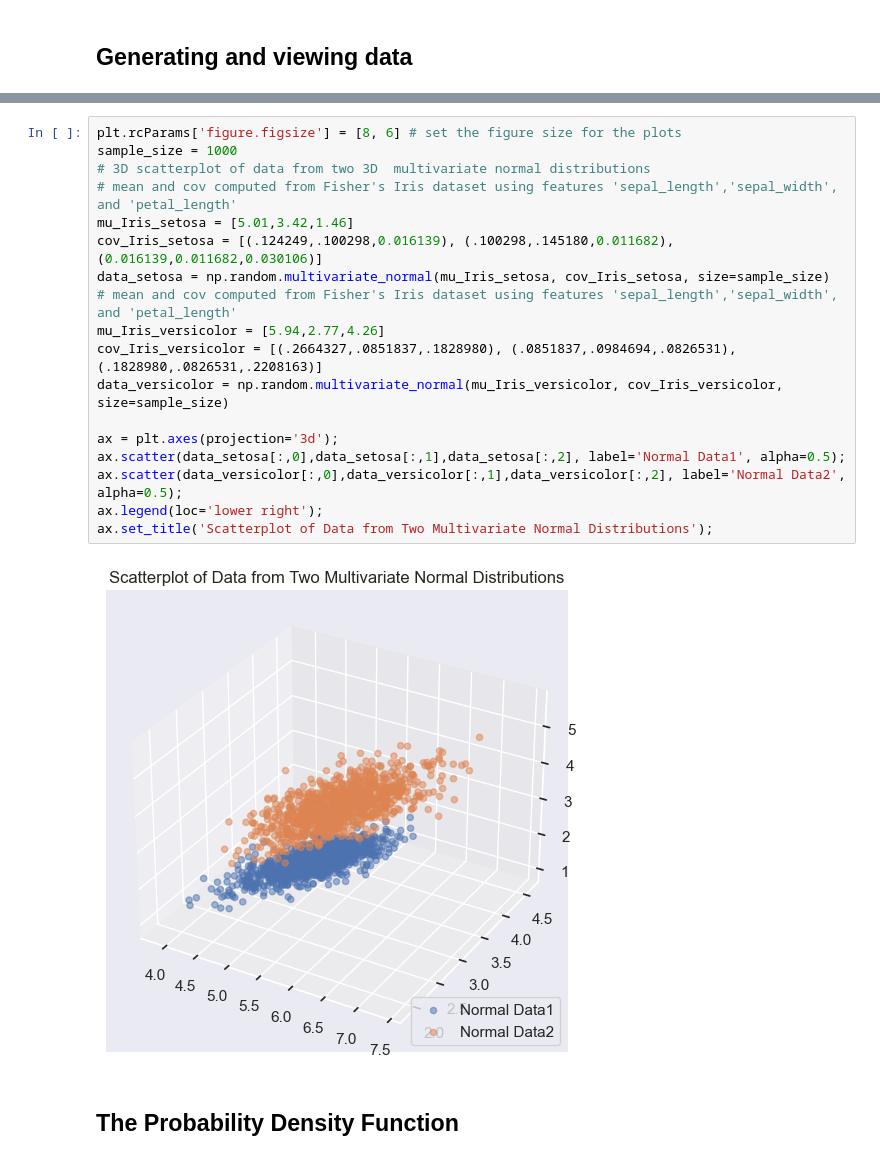
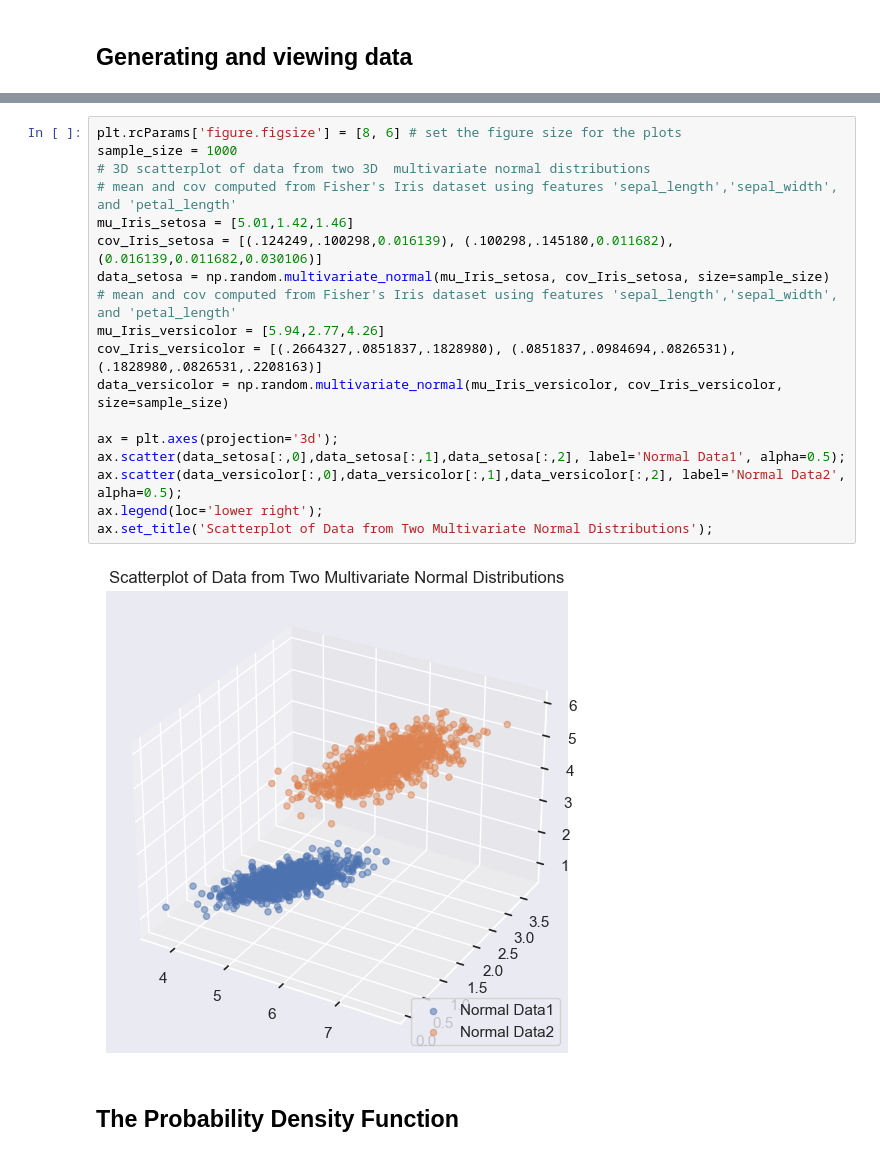
Before and after one commit to wbasener/Classification-in-Python, a Jupyter notebook: Multivariate_Gaussian.ipynb, the cells around one changed output, grey strips where cells are left out. Drawn from its saved outputs; the diff is of its cells as text.

```diff
--- a/Multivariate_Gaussian.ipynb
+++ b/Multivariate_Gaussian.ipynb
@@ -77,23 +77,23 @@ ax.fig.suptitle("Hexbin Plot of Guassian Distribution Data");
 # %%
 plt.rcParams['figure.figsize'] = [8, 6] # set the figure size for the plots
 sample_size = 1000
 # 3D scatterplot of data from two 3D  multivariate normal distributions
 # mean and cov computed from Fisher's Iris dataset using features 'sepal_length','sepal_width', and 'petal_length'
-mu_Iris_setosa = [5.01,3.42,1.46]
+mu_Iris_setosa = [5.01,1.42,1.46]
 cov_Iris_setosa = [(.124249,.100298,0.016139), (.100298,.145180,0.011682),(0.016139,0.011682,0.030106)]
 data_setosa = np.random.multivariate_normal(mu_Iris_setosa, cov_Iris_setosa, size=sample_size)
 # mean and cov computed from Fisher's Iris dataset using features 'sepal_length','sepal_width', and 'petal_length'
 mu_Iris_versicolor = [5.94,2.77,4.26]
 cov_Iris_versicolor = [(.2664327,.0851837,.1828980), (.0851837,.0984694,.0826531),(.1828980,.0826531,.2208163)]
 data_versicolor = np.random.multivariate_normal(mu_Iris_versicolor, cov_Iris_versicolor, size=sample_size)
 
 ax = plt.axes(projection='3d');
 ax.scatter(data_setosa[:,0],data_setosa[:,1],data_setosa[:,2], label='Normal Data1', alpha=0.5);
 ax.scatter(data_versicolor[:,0],data_versicolor[:,1],data_versicolor[:,2], label='Normal Data2', alpha=0.5);
 ax.legend(loc='lower right');
 ax.set_title('Scatterplot of Data from Two Multivariate Normal Distributions');
 # %% [output]
-[figure, old version]
+[figure, new version]
 # %% [markdown]
 ## The Probability Density Function
 # %%
```
Also changed, not shown: parts of 6 cells of this notebook, 1 other file.
